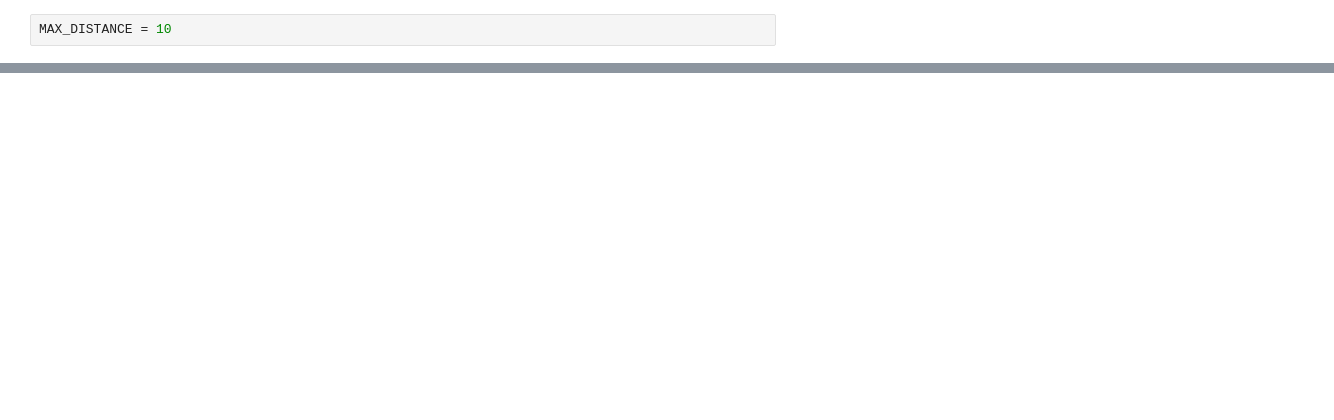
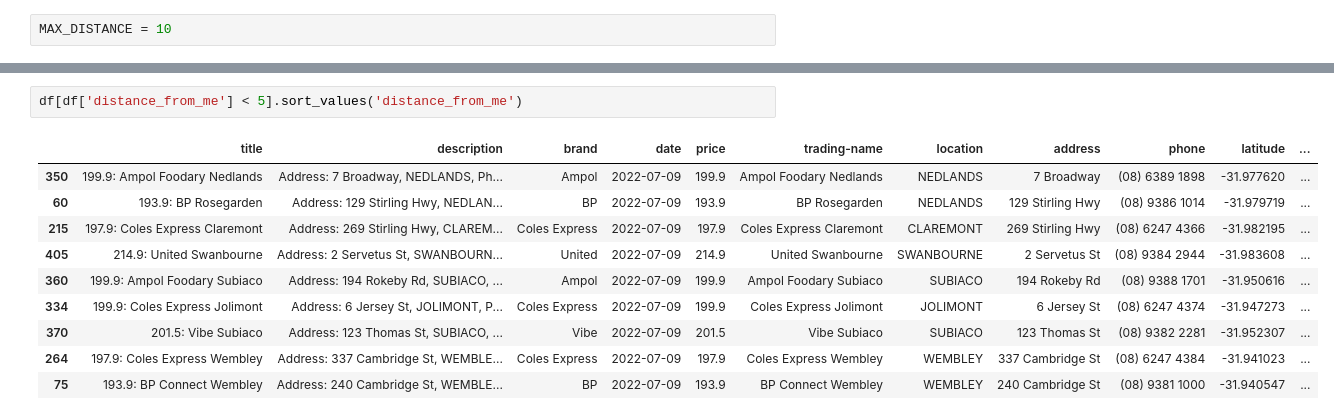
Before and after one commit to MouseAndKeyboard/FuelFinder, a Jupyter notebook: Google Maps Distance .ipynb, the cells around one changed output, grey strips where cells are left out. Drawn from its saved outputs; the diff is of its cells as text; blank space fills up the shorter version.

Commit message:
finished basic location to location distances version

```diff
--- a/Google Maps Distance .ipynb
+++ b/Google Maps Distance .ipynb
@@ -89,0 +101,13 @@ df
+# %%
+df[df['distance_from_me'] < 5].sort_values('distance_from_me')
+# %% [output]
+|  | title | description | brand | date | price | trading-name | location | address | phone | latitude | ... |
+| 350 | 199.9: Ampol Foodary Nedlands | Address: 7 Broadway, NEDLANDS, Ph... | Ampol | 2022-07-09 | 199.9 | Ampol Foodary Nedlands | NEDLANDS | 7 Broadway | (08) 6389 1898 | -31.977620 | ... |
+| 60 | 193.9: BP Rosegarden | Address: 129 Stirling Hwy, NEDLAN... | BP | 2022-07-09 | 193.9 | BP Rosegarden | NEDLANDS | 129 Stirling Hwy | (08) 9386 1014 | -31.979719 | ... |
+| 215 | 197.9: Coles Express Claremont | Address: 269 Stirling Hwy, CLAREM... | Coles Express | 2022-07-09 | 197.9 | Coles Express Claremont | CLAREMONT | 269 Stirling Hwy | (08) 6247 4366 | -31.982195 | ... |
+| 405 | 214.9: United Swanbourne | Address: 2 Servetus St, SWANBOURN... | United | 2022-07-09 | 214.9 | United Swanbourne | SWANBOURNE | 2 Servetus St | (08) 9384 2944 | -31.983608 | ... |
+| 360 | 199.9: Ampol Foodary Subiaco | Address: 194 Rokeby Rd, SUBIACO, ... | Ampol | 2022-07-09 | 199.9 | Ampol Foodary Subiaco | SUBIACO | 194 Rokeby Rd | (08) 9388 1701 | -31.950616 | ... |
+| 334 | 199.9: Coles Express Jolimont | Address: 6 Jersey St, JOLIMONT, P... | Coles Express | 2022-07-09 | 199.9 | Coles Express Jolimont | JOLIMONT | 6 Jersey St | (08) 6247 4374 | -31.947273 | ... |
+| 370 | 201.5: Vibe Subiaco | Address: 123 Thomas St, SUBIACO, ... | Vibe | 2022-07-09 | 201.5 | Vibe Subiaco | SUBIACO | 123 Thomas St | (08) 9382 2281 | -31.952307 | ... |
+| 264 | 197.9: Coles Express Wembley | Address: 337 Cambridge St, WEMBLE... | Coles Express | 2022-07-09 | 197.9 | Coles Express Wembley | WEMBLEY | 337 Cambridge St | (08) 6247 4384 | -31.941023 | ... |
+| 75 | 193.9: BP Connect Wembley | Address: 240 Cambridge St, WEMBLE... | BP | 2022-07-09 | 193.9 | BP Connect Wembley | WEMBLEY | 240 Cambridge St | (08) 9381 1000 | -31.940547 | ... |
```
Also changed, not shown: parts of 11 cells of this notebook.
